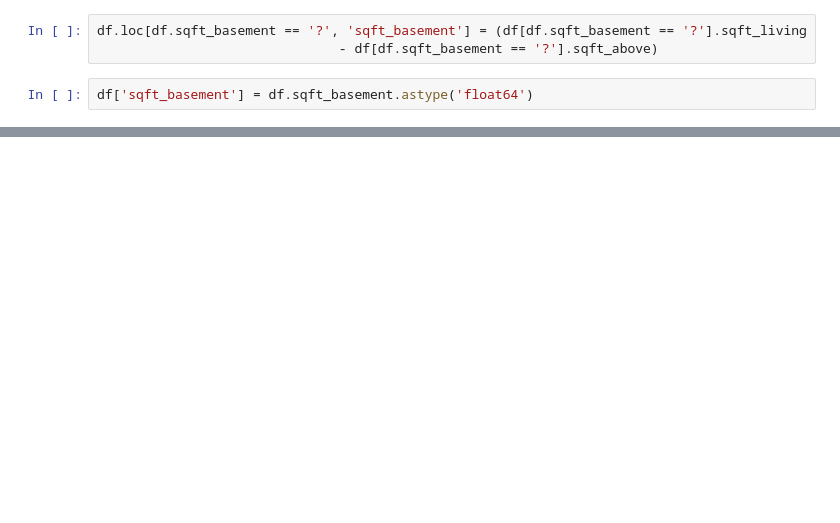
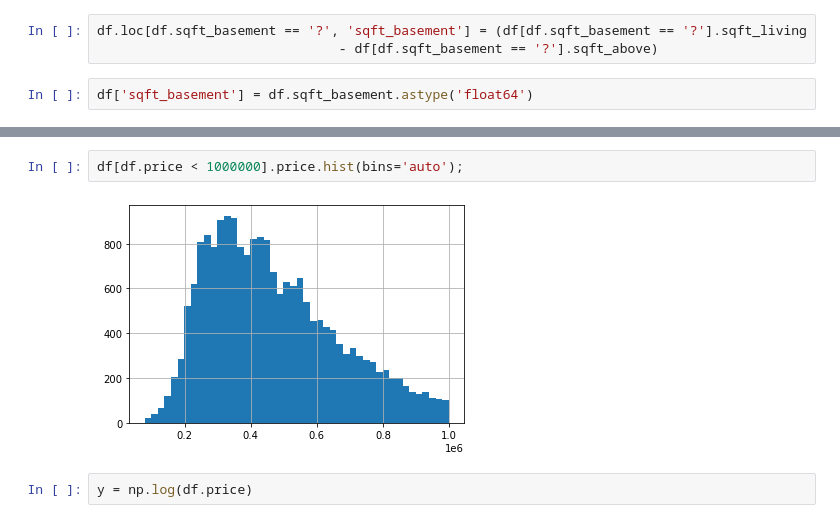
Before and after one commit to bentoler22/Flatiron_Phase_2_Project, a Jupyter notebook: student.ipynb, the cells around one changed output, grey strips where cells are left out. Cells and saved outputs as stored; diff of their text form; blank space fills up the shorter version.

```diff
--- a/student.ipynb
+++ b/student.ipynb
@@ -117,0 +154,6 @@ df.corr()
+# %%
+df[df.price < 1000000].price.hist(bins='auto');
+# %% [output]
+[figure, added]
+# %%
+y = np.log(df.price)
```
Also changed, not shown: parts of 71 cells of this notebook.
